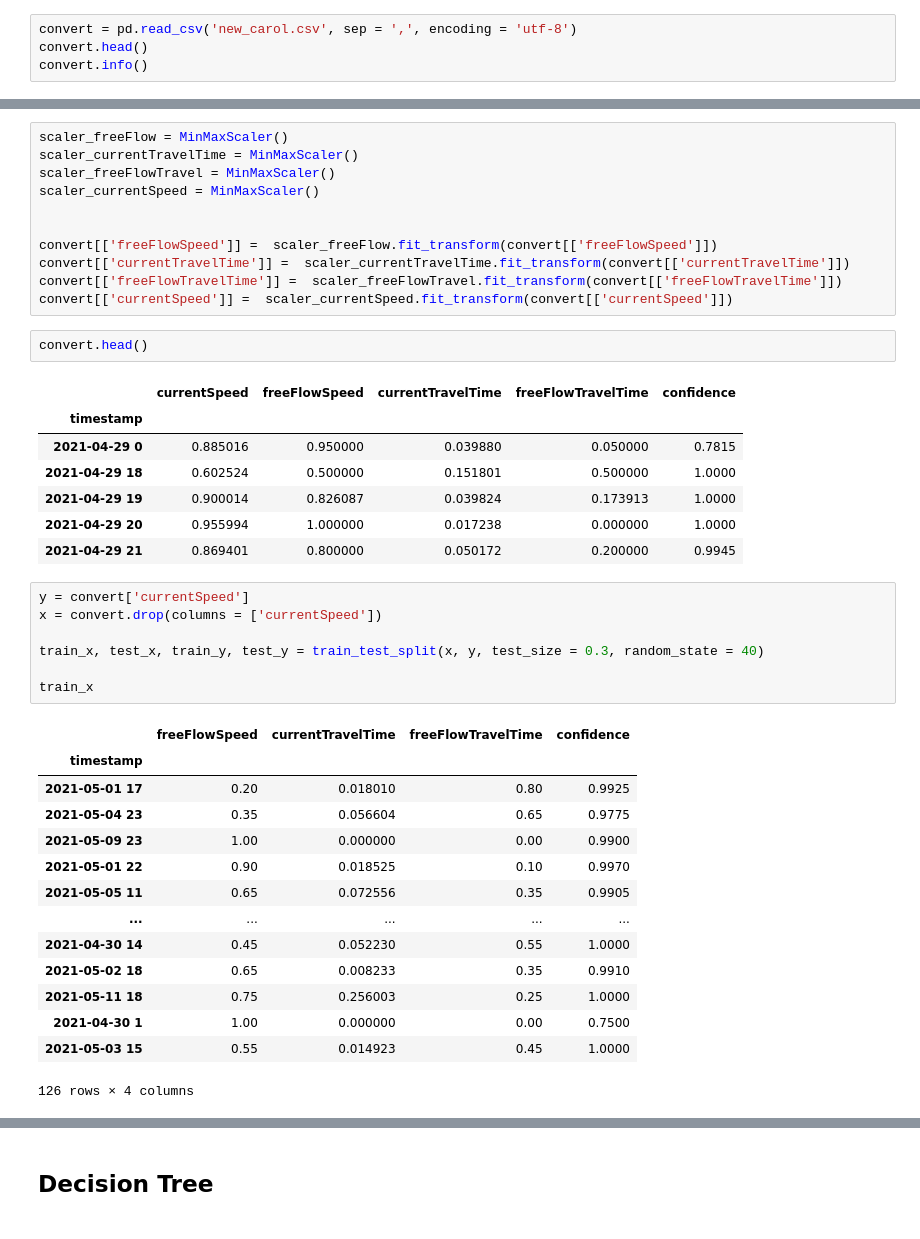
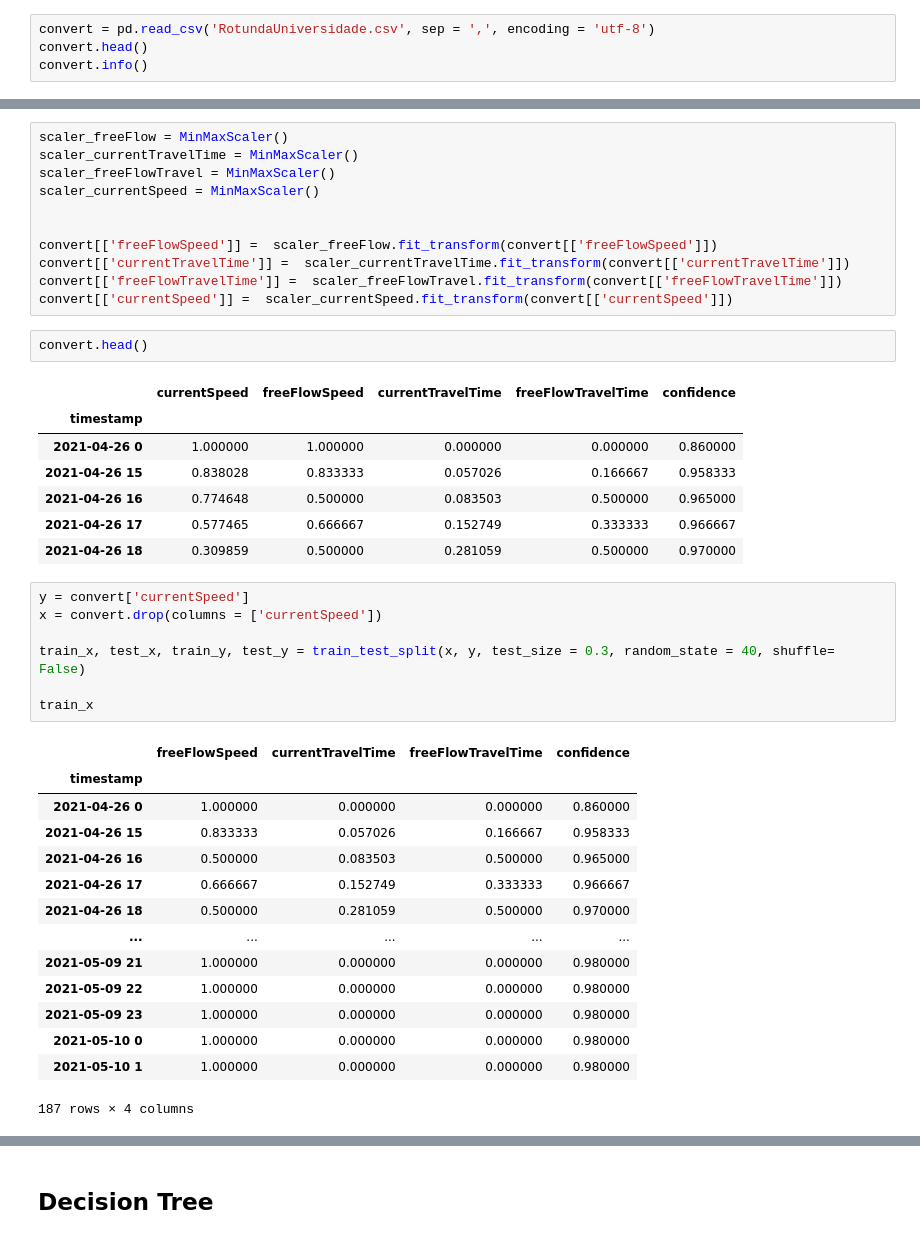
Before and after one commit to ConstancaElias/traffic-flow-sensoring, a Jupyter notebook: Model/TP-Model.ipynb, the cells around one changed output, grey strips where cells are left out. Cells and saved outputs as stored; diff of their text form.

```diff
--- a/Model/TP-Model.ipynb
+++ b/Model/TP-Model.ipynb
@@ -24,5 +16,5 @@ import datetime
 # %%
-convert = pd.read_csv('new_carol.csv', sep = ',', encoding = 'utf-8')
+convert = pd.read_csv('RotundaUniversidade.csv', sep = ',', encoding = 'utf-8')
 convert.head()
 convert.info()
 # %% [output]
@@ -131,33 +122,33 @@ convert.head()
 # %% [output]
 |  | currentSpeed | freeFlowSpeed | currentTravelTime | freeFlowTravelTime | confidence |
 | timestamp |  |  |  |  |  |
-| 2021-04-29 0 | 0.885016 | 0.950000 | 0.039880 | 0.050000 | 0.7815 |
-| 2021-04-29 18 | 0.602524 | 0.500000 | 0.151801 | 0.500000 | 1.0000 |
-| 2021-04-29 19 | 0.900014 | 0.826087 | 0.039824 | 0.173913 | 1.0000 |
-| 2021-04-29 20 | 0.955994 | 1.000000 | 0.017238 | 0.000000 | 1.0000 |
-| 2021-04-29 21 | 0.869401 | 0.800000 | 0.050172 | 0.200000 | 0.9945 |
+| 2021-04-26 0 | 1.000000 | 1.000000 | 0.000000 | 0.000000 | 0.860000 |
+| 2021-04-26 15 | 0.838028 | 0.833333 | 0.057026 | 0.166667 | 0.958333 |
+| 2021-04-26 16 | 0.774648 | 0.500000 | 0.083503 | 0.500000 | 0.965000 |
+| 2021-04-26 17 | 0.577465 | 0.666667 | 0.152749 | 0.333333 | 0.966667 |
+| 2021-04-26 18 | 0.309859 | 0.500000 | 0.281059 | 0.500000 | 0.970000 |
 # %%
 y = convert['currentSpeed']
 x = convert.drop(columns = ['currentSpeed'])
 
-train_x, test_x, train_y, test_y = train_test_split(x, y, test_size = 0.3, random_state = 40)
+train_x, test_x, train_y, test_y = train_test_split(x, y, test_size = 0.3, random_state = 40, shuffle= False)
 
 train_x
 # %% [output]
 |  | freeFlowSpeed | currentTravelTime | freeFlowTravelTime | confidence |
 | timestamp |  |  |  |  |
-| 2021-05-01 17 | 0.20 | 0.018010 | 0.80 | 0.9925 |
-| 2021-05-04 23 | 0.35 | 0.056604 | 0.65 | 0.9775 |
-| 2021-05-09 23 | 1.00 | 0.000000 | 0.00 | 0.9900 |
-| 2021-05-01 22 | 0.90 | 0.018525 | 0.10 | 0.9970 |
-| 2021-05-05 11 | 0.65 | 0.072556 | 0.35 | 0.9905 |
+| 2021-04-26 0 | 1.000000 | 0.000000 | 0.000000 | 0.860000 |
+| 2021-04-26 15 | 0.833333 | 0.057026 | 0.166667 | 0.958333 |
+| 2021-04-26 16 | 0.500000 | 0.083503 | 0.500000 | 0.965000 |
+| 2021-04-26 17 | 0.666667 | 0.152749 | 0.333333 | 0.966667 |
+| 2021-04-26 18 | 0.500000 | 0.281059 | 0.500000 | 0.970000 |
 | ... | ... | ... | ... | ... |
-| 2021-04-30 14 | 0.45 | 0.052230 | 0.55 | 1.0000 |
-| 2021-05-02 18 | 0.65 | 0.008233 | 0.35 | 0.9910 |
-| 2021-05-11 18 | 0.75 | 0.256003 | 0.25 | 1.0000 |
-| 2021-04-30 1 | 1.00 | 0.000000 | 0.00 | 0.7500 |
-| 2021-05-03 15 | 0.55 | 0.014923 | 0.45 | 1.0000 |
+| 2021-05-09 21 | 1.000000 | 0.000000 | 0.000000 | 0.980000 |
+| 2021-05-09 22 | 1.000000 | 0.000000 | 0.000000 | 0.980000 |
+| 2021-05-09 23 | 1.000000 | 0.000000 | 0.000000 | 0.980000 |
+| 2021-05-10 0 | 1.000000 | 0.000000 | 0.000000 | 0.980000 |
+| 2021-05-10 1 | 1.000000 | 0.000000 | 0.000000 | 0.980000 |
-126 rows × 4 columns
+187 rows × 4 columns
 # %%
 convert.info()
 # %% [output]
```
Also changed, not shown: parts of 17 cells of this notebook, 12 other files.
